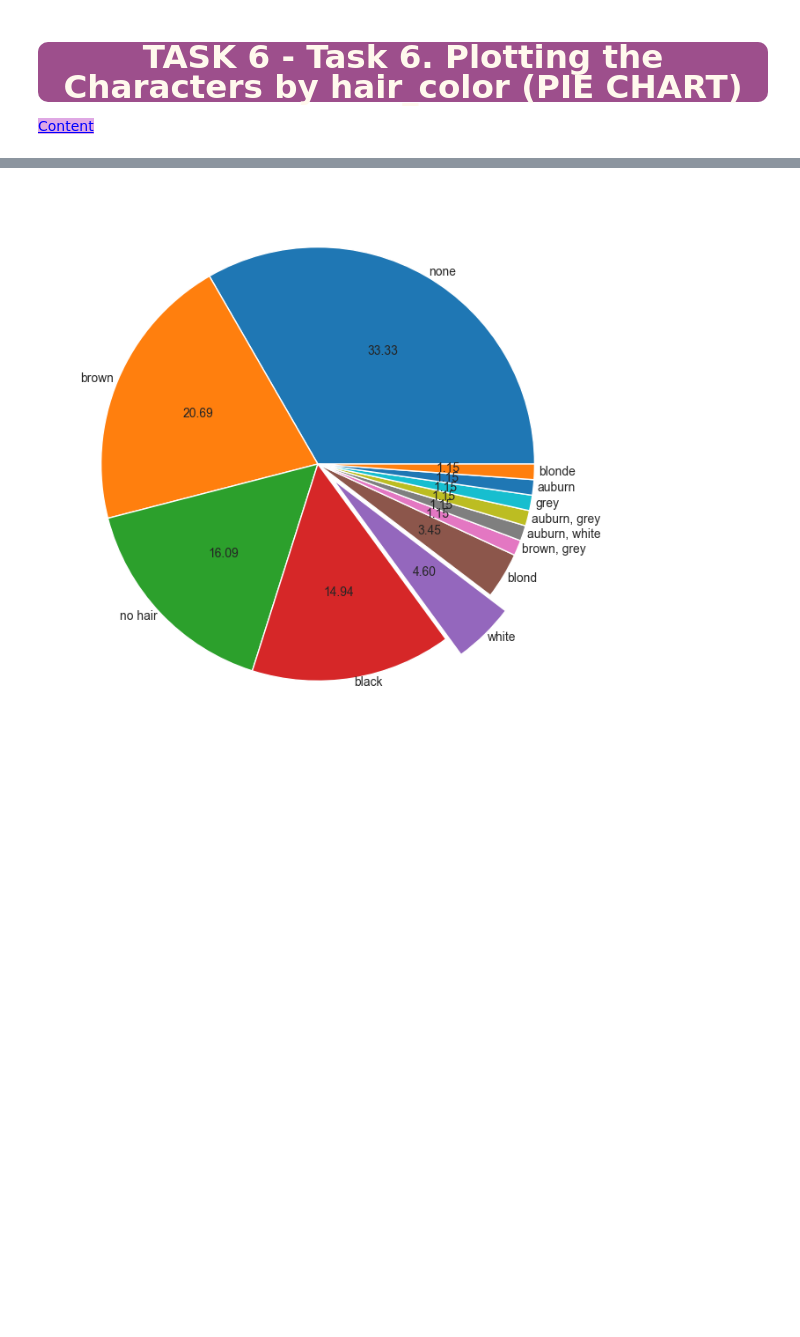
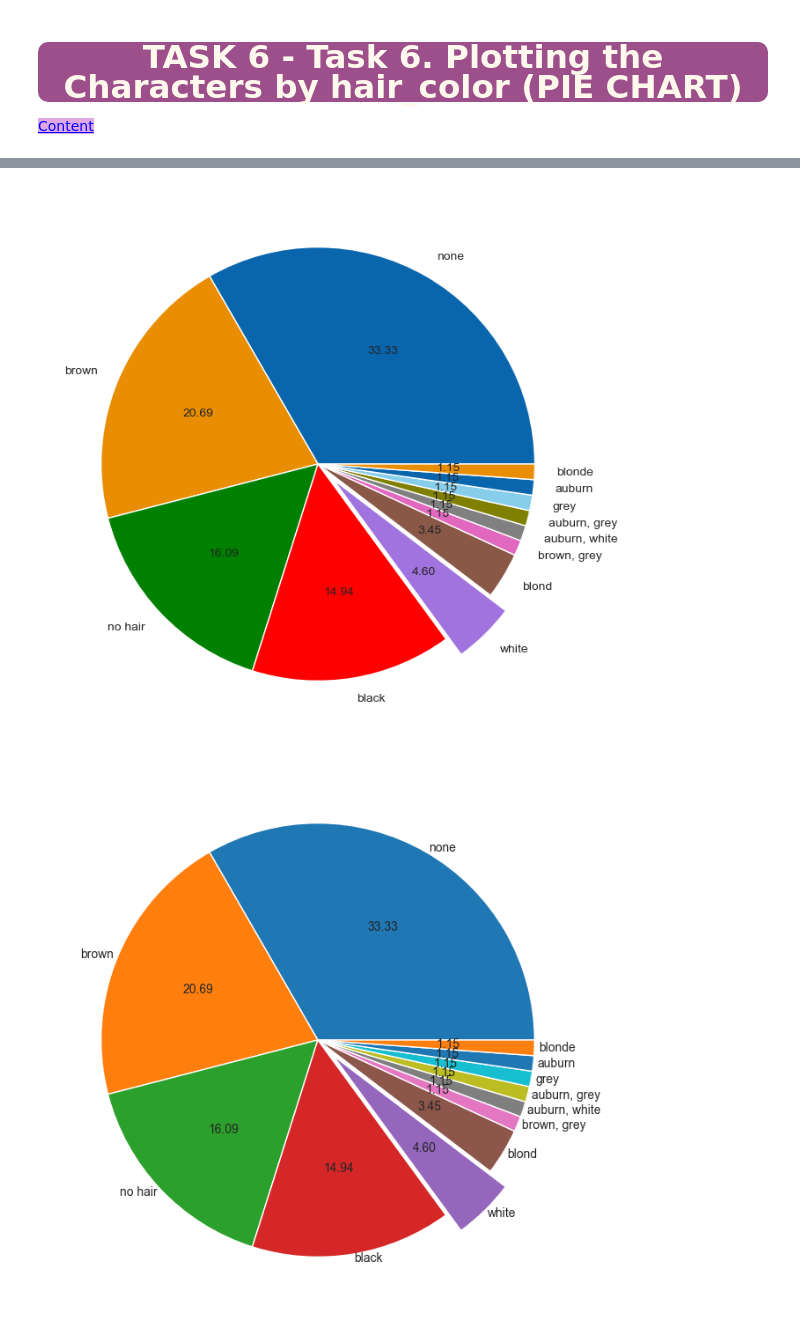
Before and after one commit to Nurdan10/Assignments, a Jupyter notebook: Ass_3/Student_Star_Wars_Characters_assigment_1 (matplotlib)_V02 (1).ipynb, the cells around one changed output, grey strips where cells are left out. Cells and saved outputs as stored; diff of their text form; code cells hidden in the pictures; blank space fills up the shorter version.

```diff
--- a/Ass_3/Student_Star_Wars_Characters_assigment_1 (matplotlib)_V02 (1).ipynb
+++ b/Ass_3/Student_Star_Wars_Characters_assigment_1 (matplotlib)_V02 (1).ipynb
@@ -528,3 +564,5 @@ style="color:blue; background-color:#dfa8e4" data-toggle="popover">Content</a>
 style="color:blue; background-color:#dfa8e4" data-toggle="popover">Content</a>
 # %%
 # PIE CHART
+mylabels = df['hair_color'].value_counts().reset_index()
+mylabels
@@ -531,3 +583,10 @@ style="color:blue; background-color:#dfa8e4" data-toggle="popover">Content</a>
+# %%
+myexplode = [0,0,0,0,0.1,0,0,0,0,0,0,0]
+mycolors = ['#0966AD', '#E98D03', 'green', 'r', '#A173DE', '#895846', '#E168BF', 'gray', 'olive', 'skyblue', '#0966AD', '#E98D03' ]
+plt.figure(figsize=(10,8))
+plt.pie(mylabels['count'], labels=mylabels['hair_color'], labeldistance=1.1, colors=mycolors, autopct = '%.2f', explode=myexplode);
+# %% [output]
+[figure, added]
 # %%
 # %% [output]
 [figure]
```
Also changed, not shown: parts of 9 cells of this notebook.
